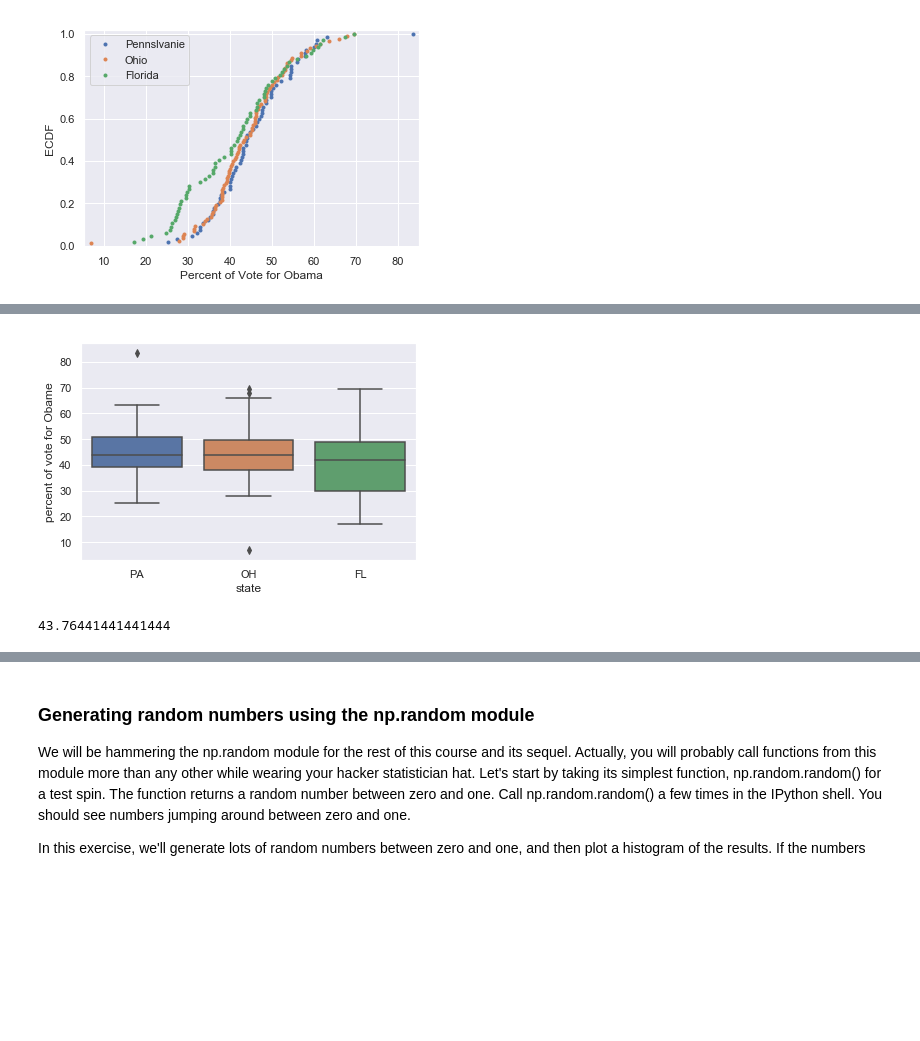
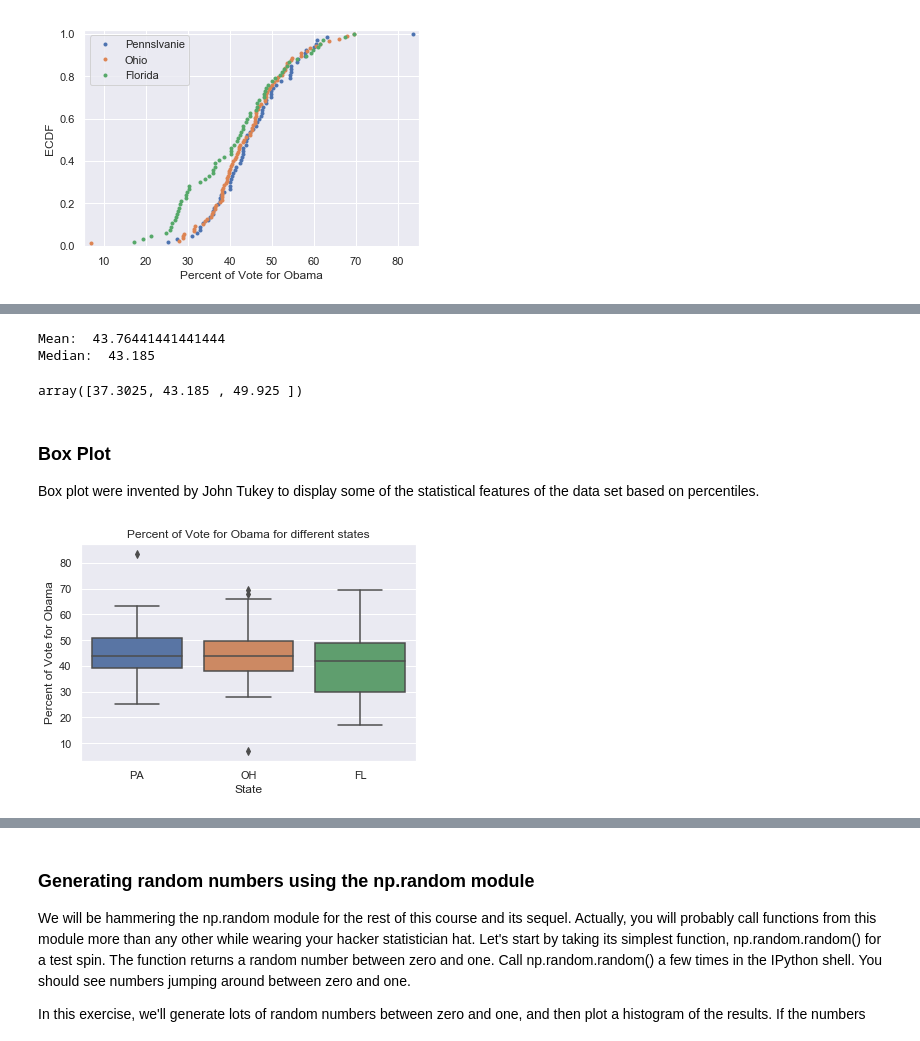
Before and after one commit to aysbt/DataCamp, a Jupyter notebook: Statistical_Thinking_in_Python_course_1.ipynb, the cells around one changed output, grey strips where cells are left out. Cells and saved outputs as stored; diff of their text form; code cells hidden in the pictures; blank space fills up the shorter version.

```diff
--- a/Statistical_Thinking_in_Python_course_1.ipynb
+++ b/Statistical_Thinking_in_Python_course_1.ipynb
@@ -127,12 +134,21 @@ plt.show()
+# %%
+print('Mean: ', np.mean(swing_state['dem_share']))
+print('Median: ',np.median(swing_state['dem_share']))
+# %% [output]
+Mean:  43.76441441441444
+Median:  43.185
+# %%
+np.percentile(swing_state['dem_share'], [25,50,75])
+# %% [output]
+array([37.3025, 43.185 , 49.925 ])
+# %% [markdown]
+### Box Plot
+Box plot were invented by John Tukey to display some of the statistical features of the data set based on percentiles.
 # %%
 _ = sns.boxplot(x ='state', y= 'dem_share', data=swing_state)
-_ = plt.xlabel('state')
-_ = plt.ylabel('percent of vote for Obame')
+_ = plt.title('Percent of Vote for Obama for different states')
+_ = plt.xlabel('State')
+_ = plt.ylabel('Percent of Vote for Obama')
 plt.show()
 # %% [output]
-[figure, old version]
+[figure, new version]
-# %%
-mean_of_dem_share = np.mean(swing_state['dem_share'])
-print(mean_of_dem_share)
-# %% [output]
-43.76441441441444
```
Also changed, not shown: parts of 9 cells of this notebook.
